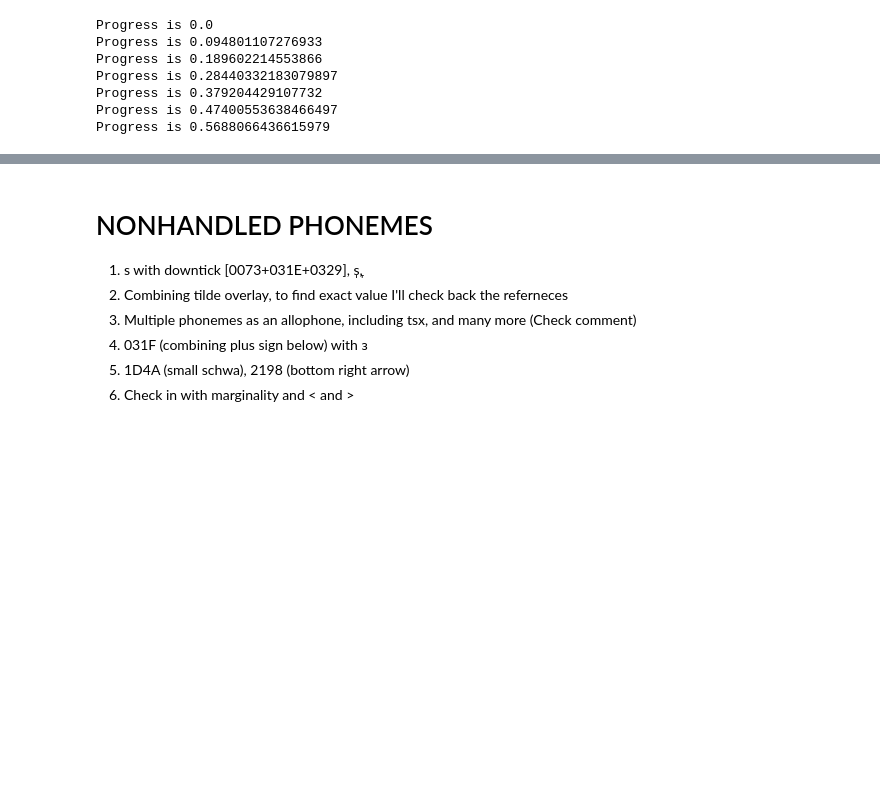
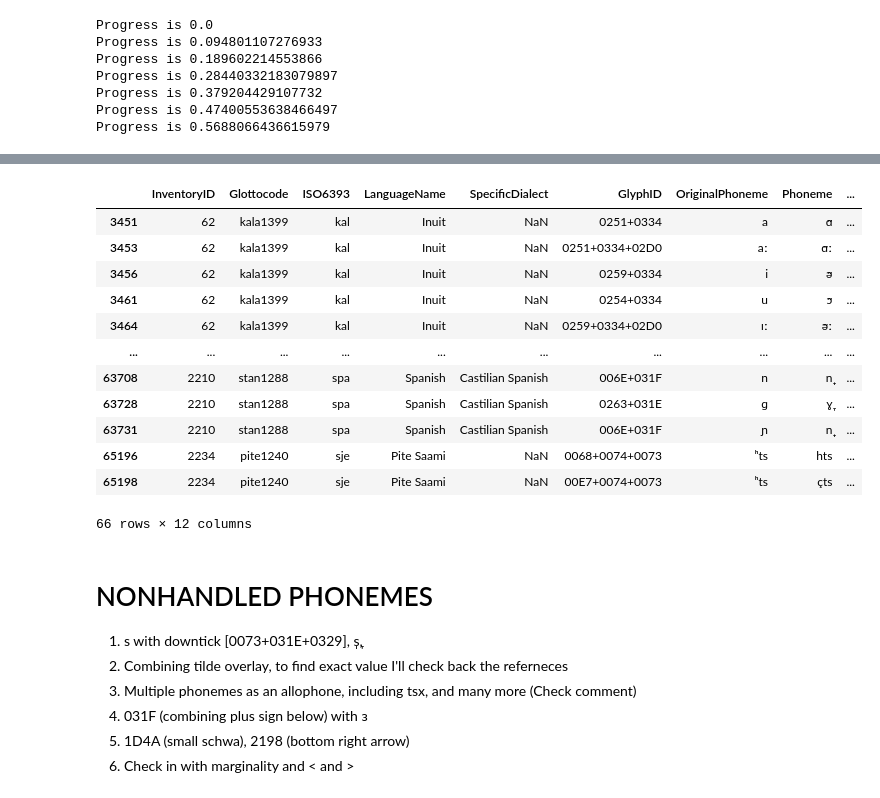
Before and after one commit to Alessioryan/allophony_minimal_feature_rep, a Jupyter notebook: main.ipynb, the cells around one changed output, grey strips where cells are left out. Drawn from its saved outputs; the diff is of its cells as text; code cells hidden in the pictures; blank space fills up the shorter version.

```diff
--- a/main.ipynb
+++ b/main.ipynb
@@ -394,0 +428,20 @@ Finished df
+# %%
+# Print all the ones that are marked
+unhandled_allophones = allophoned_df[allophoned_df['Unhandled'] == True]
+unhandled_allophones.to_csv('unhandled_allophones.csv', encoding='utf-8')
+# %%
+unhandled_allophones
+# %% [output]
+|  | InventoryID | Glottocode | ISO6393 | LanguageName | SpecificDialect | GlyphID | OriginalPhoneme | Phoneme | ... |
+| 3451 | 62 | kala1399 | kal | Inuit | NaN | 0251+0334 | a | ɑ̴ | ... |
+| 3453 | 62 | kala1399 | kal | Inuit | NaN | 0251+0334+02D0 | aː | ɑ̴ː | ... |
+| 3456 | 62 | kala1399 | kal | Inuit | NaN | 0259+0334 | i | ə̴ | ... |
+| 3461 | 62 | kala1399 | kal | Inuit | NaN | 0254+0334 | u | ɔ̴ | ... |
+| 3464 | 62 | kala1399 | kal | Inuit | NaN | 0259+0334+02D0 | ɪː | ə̴ː | ... |
+| ... | ... | ... | ... | ... | ... | ... | ... | ... | ... |
+| 63708 | 2210 | stan1288 | spa | Spanish | Castilian Spanish | 006E+031F | n | n̟ | ... |
+| 63728 | 2210 | stan1288 | spa | Spanish | Castilian Spanish | 0263+031E | ɡ | ɣ̞ | ... |
+| 63731 | 2210 | stan1288 | spa | Spanish | Castilian Spanish | 006E+031F | ɲ | n̟ | ... |
+| 65196 | 2234 | pite1240 | sje | Pite Saami | NaN | 0068+0074+0073 | ʰts | hts | ... |
+| 65198 | 2234 | pite1240 | sje | Pite Saami | NaN | 00E7+0074+0073 | ʰts | çts | ... |
+66 rows × 12 columns
```
Also changed, not shown: parts of 17 cells of this notebook.
